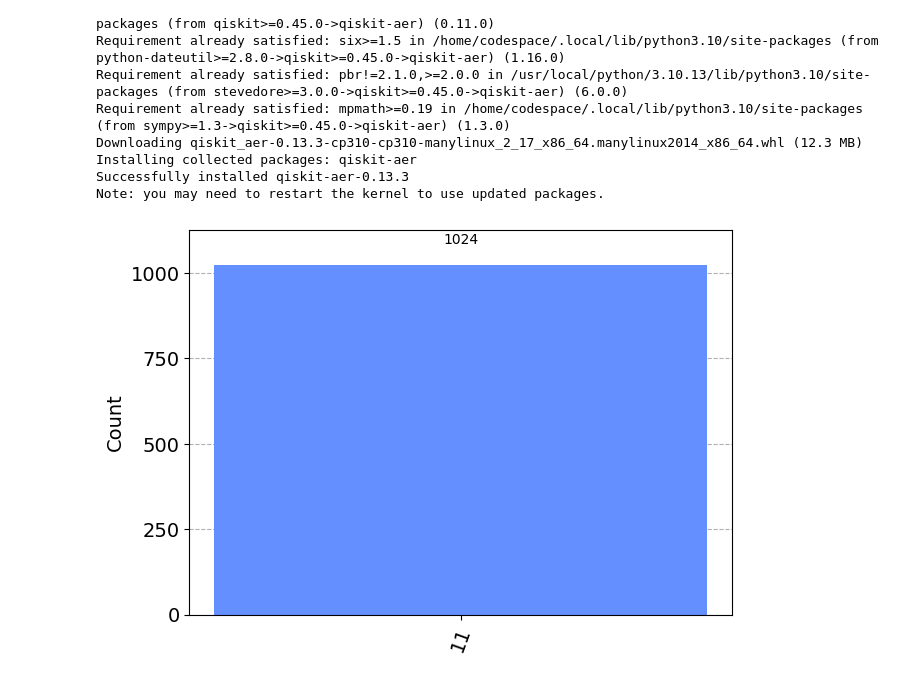
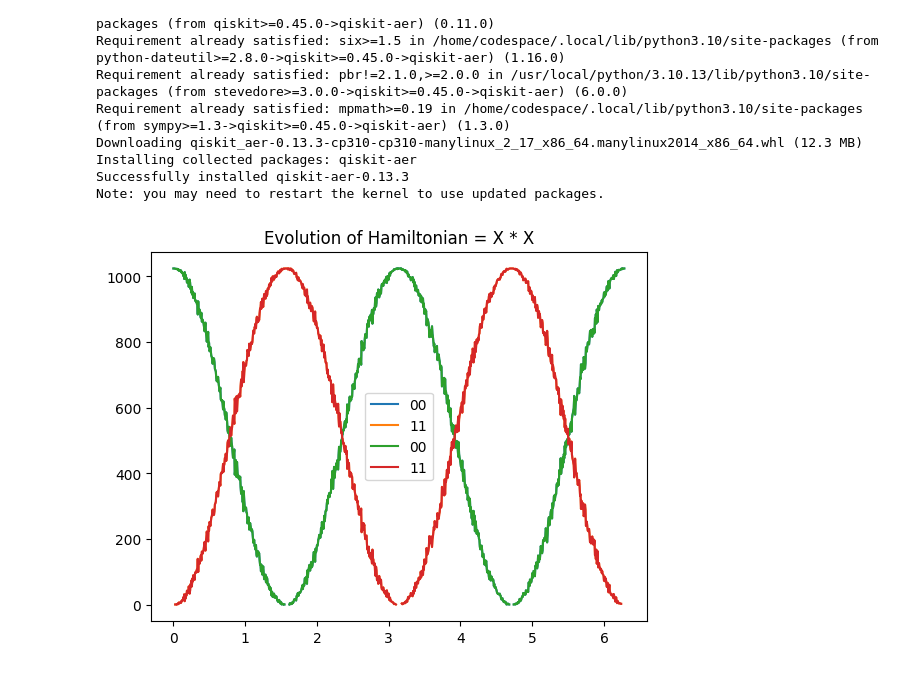
Before and after one commit to sarahstrong0/hamiltonian-simulation, a Jupyter notebook: hamiltonian-simulation.ipynb, the cells around one changed output. Saved outputs shown, nothing was run; the diff lists cells and outputs as text; code cells hidden in the pictures.

```diff
--- a/hamiltonian-simulation.ipynb
+++ b/hamiltonian-simulation.ipynb
@@ -47,30 +48,55 @@ from qiskit.visualization import plot_histogram
 # %%
+def simulate_hamiltonian_X_X(t):
+    a = 1
 
-t = np.pi/2
-a = 1
+    qc = QuantumCircuit(2,2)
 
-qc = QuantumCircuit(2,2)
+    qc.h(0)
+    qc.h(1)
+    qc.cx(0,1)
+    qc.rz(2 * a * t, 1)
+    qc.cx(0,1)
+    qc.h(0)
+    qc.h(1)
 
-qc.h(0)
-qc.h(1)
-qc.cx(0,1)
-qc.rz(2 * a * t, 1)
-qc.cx(0,1)
-qc.h(0)
-qc.h(1)
+    qc.measure(0,0)
+    qc.measure(1,1)
 
-qc.measure(0,0)
-qc.measure(1,1)
+    qc.draw()
 
-qc.draw()
+    simulator = Aer.get_backend('qasm_simulator')
 
-simulator = Aer.get_backend('qasm_simulator')
+    circ = transpile(qc, simulator)
+    result = simulator.run(circ).result()
+    # counts = result.get_counts()
+    # plot_histogram(counts)
 
-circ = transpile(qc, simulator)
-result = simulator.run(circ).result()
-counts = result.get_counts()
-plot_histogram(counts)
+    return result
+
+counts_00 = []
+counts_01 = []
+counts_10 = []
+counts_11 = []
+
+times = np.linspace(0, 2 * np.pi, 1000)
+for t in times:
+    result = simulate_hamiltonian_X_X(t)
+
+    counts_00.append(result.get_counts().get('00'))
+    counts_01.append(result.get_counts().get('01'))
+    counts_10.append(result.get_counts().get('10'))
+    counts_11.append(result.get_counts().get('11'))
+
+plt.figure()
+plt.plot(times, counts_00, label='00')
+plt.plot(times, counts_11, label='11')
+plt.plot(times, counts_00, label='00')
+plt.plot(times, counts_11, label='11')
+plt.legend()
+plt.title("Evolution of Hamiltonian = X * X")
+plt.show()
+
 # op = qi.Operator(circ)
 # print(np.array(op).real)
 # %% [output]
-[figure, old version]
+[figure, new version]
```
Also changed, not shown: parts of 1 cell of this notebook.
